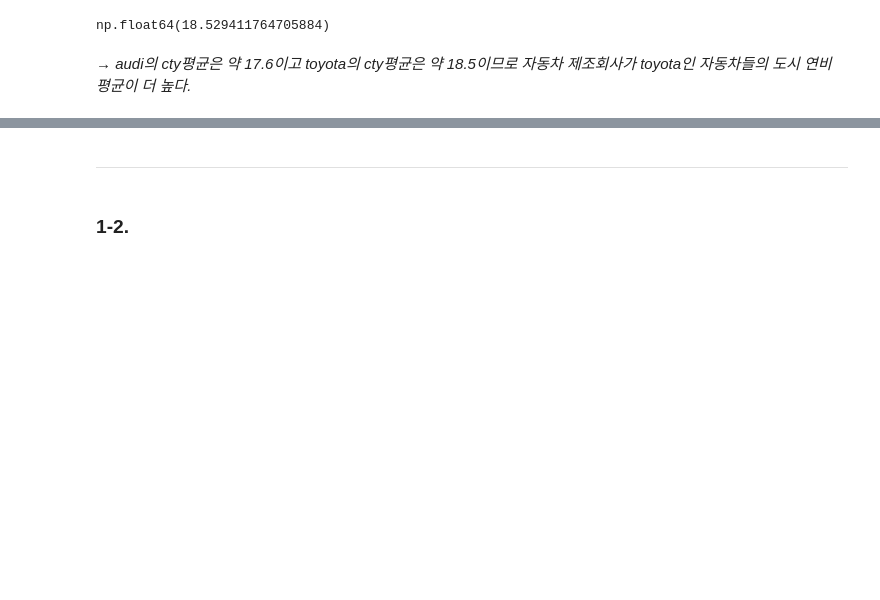
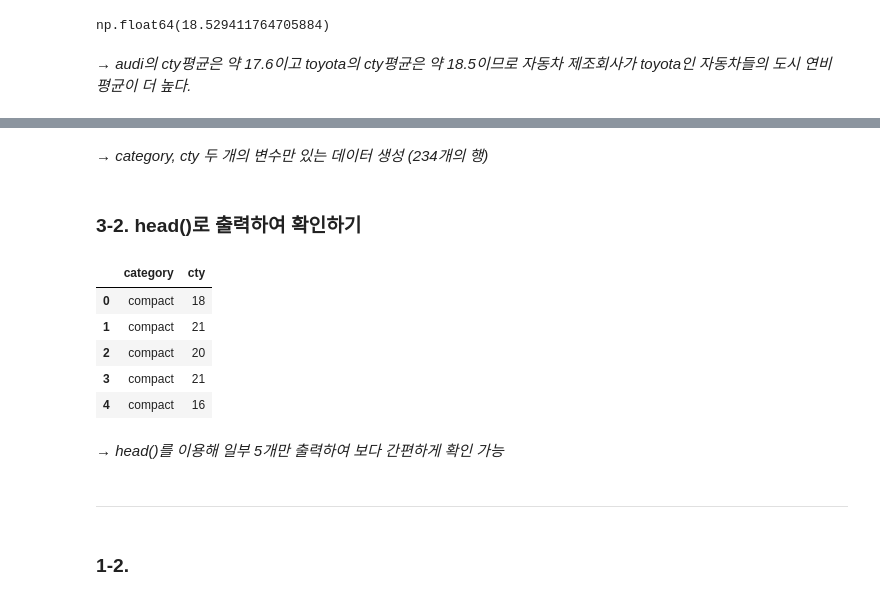
Before and after one commit to Likelion-at-SMWU-13th/KimMinSeo, a Jupyter notebook: part05/hw05.ipynb, the cells around one changed output, grey strips where cells are left out. Saved outputs shown, nothing was run; the diff lists cells and outputs as text; code cells hidden in the pictures; blank space fills up the shorter version.

```diff
--- a/part05/hw05.ipynb
+++ b/part05/hw05.ipynb
@@ -143,3 +164,18 @@ np.float64(18.529411764705884)
+# %% [markdown]
+*→ category, cty 두 개의 변수만 있는 데이터 생성 (234개의 행)*
+# %% [markdown]
+### 3-2. head()로 출력하여 확인하기 ###
+# %%
+mpg_new.head()
+# %% [output]
+|  | category | cty |
+| 0 | compact | 18 |
+| 1 | compact | 21 |
+| 2 | compact | 20 |
+| 3 | compact | 21 |
+| 4 | compact | 16 |
+# %% [markdown]
+*→ head()를 이용해 일부 5개만 출력하여 보다 간편하게 확인 가능*
 # %% [markdown]
 ---------
 # %% [markdown]
```
Also changed, not shown: parts of 3 cells of this notebook.
